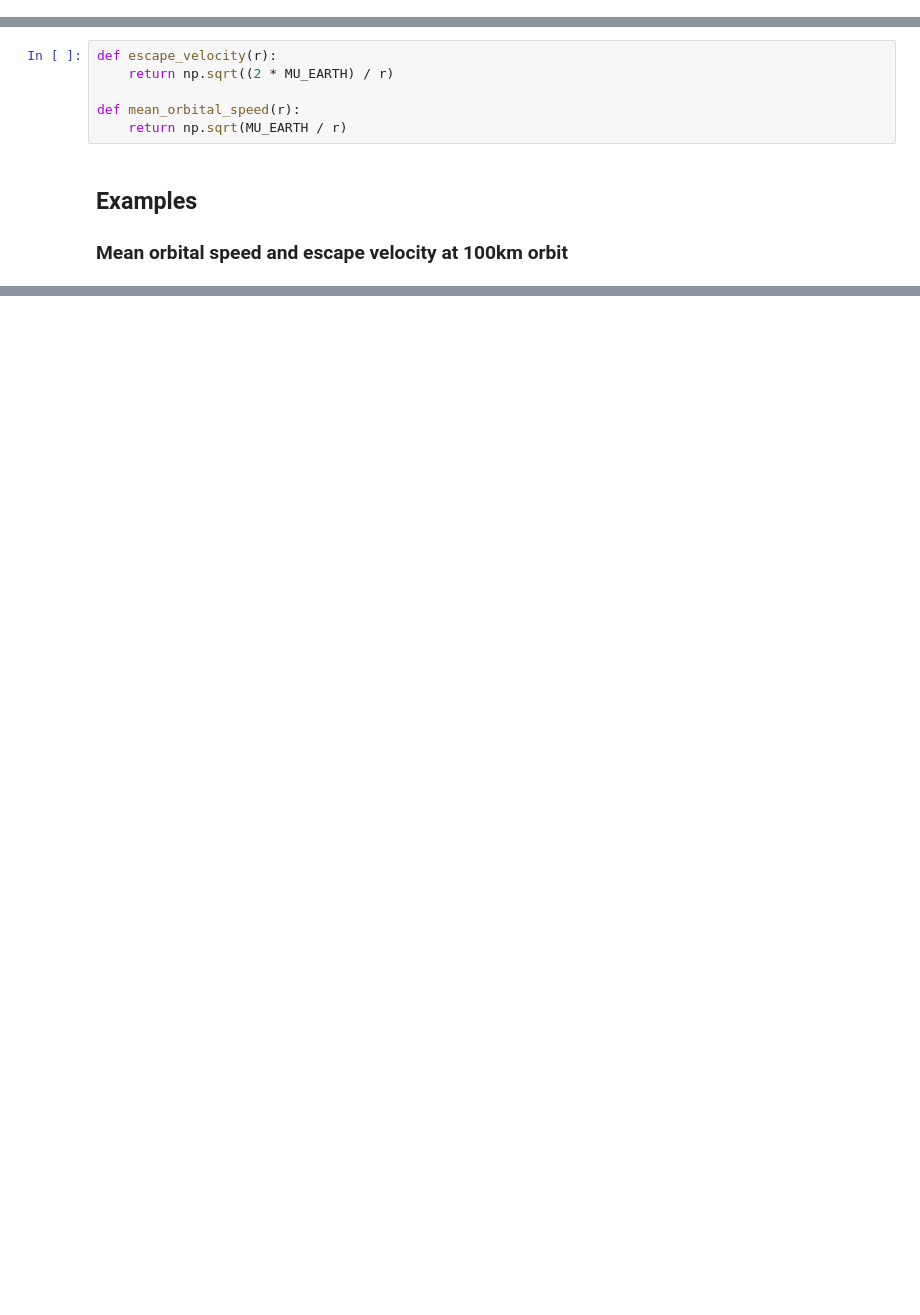
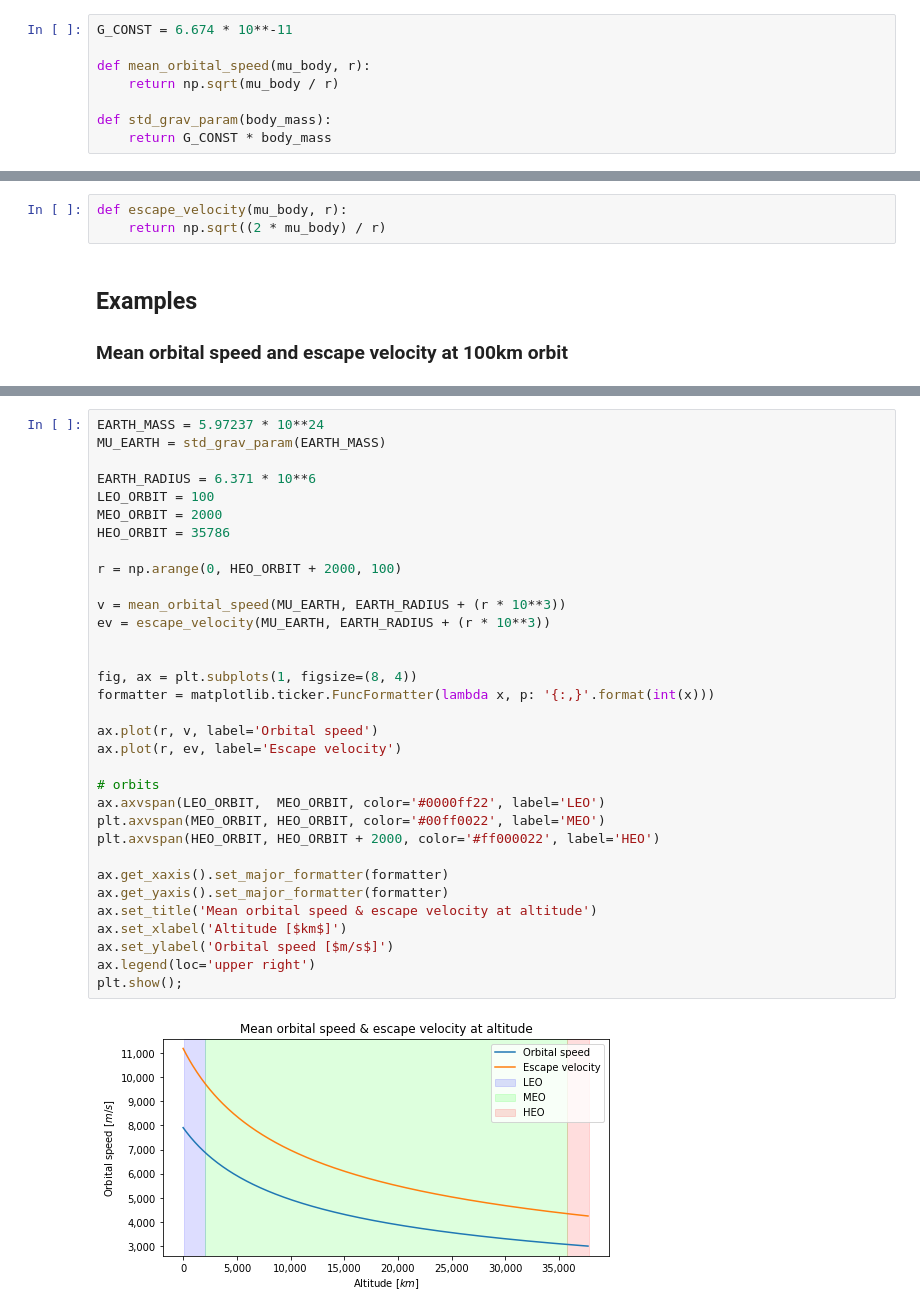
Before and after one commit to uhho/rocket_science, a Jupyter notebook: orbital_speed.ipynb, the cells around one changed output, grey strips where cells are left out. Cells and saved outputs as stored; diff of their text form; blank space fills up the shorter version.

```diff
--- a/orbital_speed.ipynb
+++ b/orbital_speed.ipynb
@@ -48,0 +27,8 @@ MU_EARTH = G_CONST * EARTH_MASS
+# %%
+G_CONST = 6.674 * 10**-11
+
+def mean_orbital_speed(mu_body, r):
+    return np.sqrt(mu_body / r)
+
+def std_grav_param(body_mass):
+    return G_CONST * body_mass
@@ -49,9 +49,6 @@ MU_EARTH = G_CONST * EARTH_MASS
 # %%
-def escape_velocity(r):
-    return np.sqrt((2 * MU_EARTH) / r)
-
-def mean_orbital_speed(r):
-    return np.sqrt(MU_EARTH / r)
+def escape_velocity(mu_body, r):
+    return np.sqrt((2 * mu_body) / r)
 # %% [markdown]
 ## Examples
 
@@ -59,2 +59,37 @@ def mean_orbital_speed(r):
+# %%
+EARTH_MASS = 5.97237 * 10**24
+MU_EARTH = std_grav_param(EARTH_MASS)
+
+EARTH_RADIUS = 6.371 * 10**6
+LEO_ORBIT = 100
+MEO_ORBIT = 2000
+HEO_ORBIT = 35786
+
+r = np.arange(0, HEO_ORBIT + 2000, 100)
+
+v = mean_orbital_speed(MU_EARTH, EARTH_RADIUS + (r * 10**3))
+ev = escape_velocity(MU_EARTH, EARTH_RADIUS + (r * 10**3))
+
+
+fig, ax = plt.subplots(1, figsize=(8, 4))
+formatter = matplotlib.ticker.FuncFormatter(lambda x, p: '{:,}'.format(int(x)))
+
+ax.plot(r, v, label='Orbital speed')
+ax.plot(r, ev, label='Escape velocity')
+
+# orbits
+ax.axvspan(LEO_ORBIT,  MEO_ORBIT, color='#0000ff22', label='LEO')
+plt.axvspan(MEO_ORBIT, HEO_ORBIT, color='#00ff0022', label='MEO')
+plt.axvspan(HEO_ORBIT, HEO_ORBIT + 2000, color='#ff000022', label='HEO')
+
+ax.get_xaxis().set_major_formatter(formatter)
+ax.get_yaxis().set_major_formatter(formatter)
+ax.set_title('Mean orbital speed & escape velocity at altitude')
+ax.set_xlabel('Altitude [$km$]')
+ax.set_ylabel('Orbital speed [$m/s$]')
+ax.legend(loc='upper right')
+plt.show();
+# %% [output]
+[figure, added]
 # %%
 r = 100*10**3
```
Also changed, not shown: parts of 10 cells of this notebook, 2 other files.
